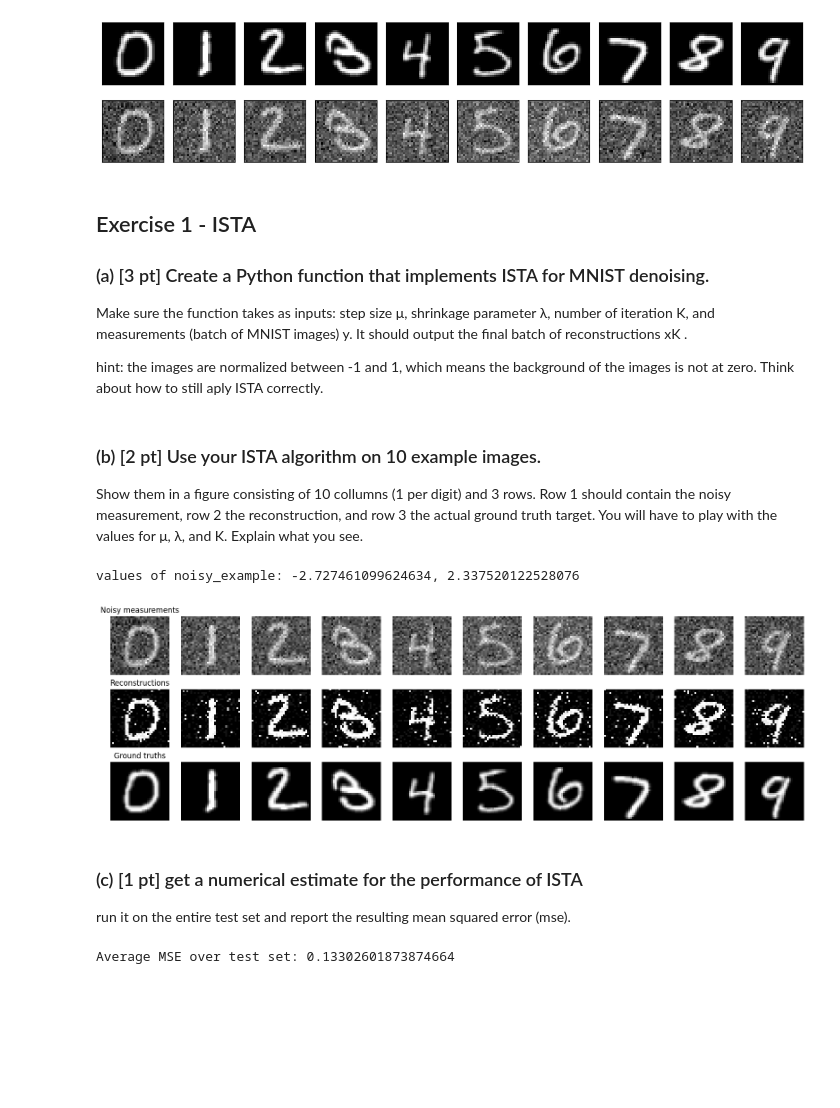
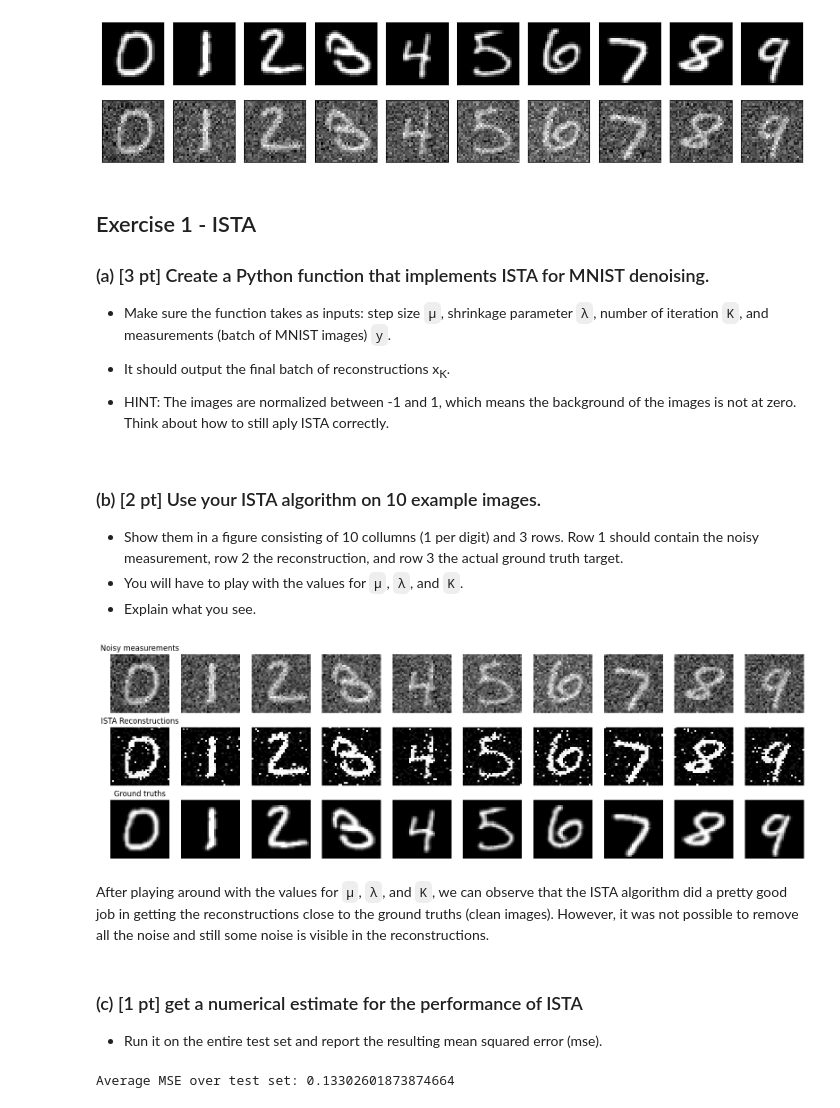
Before and after one commit to svenbbsp/5LSL0, a Jupyter notebook: Assignment_4/Assignment_4_Notebook.ipynb, the cells around one changed output. Drawn from its saved outputs; the diff is of its cells as text; code cells hidden in the pictures; blank space fills up the shorter version.

```diff
--- a/Assignment_4/Assignment_4_Notebook.ipynb
+++ b/Assignment_4/Assignment_4_Notebook.ipynb
@@ -23,16 +26,17 @@ data_loc2 = 'D://5LSL0-Datasets//Fast_MRI_Knee'
 ### Loading MNIST dataset
 # %%
+# Define batch size
 batch_size = 64
 
-# get dataloader
+# Create dataloaders
 train_loader, test_loader = MNIST_dataloader.create_dataloaders(data_loc1, batch_size)
 
+# Print the number of batches for training and testing
 print(f"Number of training batches: {len(train_loader)}"
         f"\nNumber of test batches: {len(test_loader)}")
 
-# get some examples as the first 10 correspond to the digits 0-9
-examples = enumerate(test_loader)
-_, (x_clean_example, x_noisy_example, labels_example) = next(examples)
+# Get some examples as the first 10 correspond to the digits 0-9
+_, (x_clean_example, x_noisy_example, labels_example) = next(enumerate(test_loader))
 
 # show the examples in a plot
 plt.figure(figsize=(12,3))
@@ -72,10 +76,10 @@ labels_example = labels_test[0:10]
 
 ### (a) [3 pt] Create a Python function that implements ISTA for MNIST denoising.
 
-Make sure the function takes as inputs: step size μ, shrinkage parameter λ, number of iteration K, and measurements (batch of MNIST images) y. It should output the final batch of reconstructions xK .
+- Make sure the function takes as inputs: step size `μ`, shrinkage parameter `λ`, number of iteration `K`, and measurements (batch of MNIST images) `y`.
+- It should output the final batch of reconstructions x<sub>K</sub>.
 
-hint: the images are normalized between -1 and 1, which means the background of the
-images is not at zero. Think about how to still aply ISTA correctly.
+- HINT: The images are normalized between -1 and 1, which means the background of the images is not at zero. Think about how to still aply ISTA correctly.
 # %%
 # Soft thresholding function
 def softthreshold(x, shrinkage):
@@ -101,52 +105,52 @@ def ISTA(mu, shrinkage, K, y):
 # %% [markdown]
 ### (b) [2 pt] Use your ISTA algorithm on 10 example images.
 
-Show them in a figure consisting of 10 collumns (1 per digit) and 3 rows. Row 1 should contain the noisy
+- Show them in a figure consisting of 10 collumns (1 per digit) and 3 rows. Row 1 should contain the noisy
 measurement, row 2 the reconstruction, and row 3 the actual ground truth target.
-You will have to play with the values for μ, λ, and K. Explain what you see.
+- You will have to play with the values for `μ`, `λ`, and `K`.
+- Explain what you see.
 # %%
 mu = 5.0
 shrinkage = 0.01
 K = 10
-
-#noisy_example = 2 * (noisy_example - noisy_example.min()) / (noisy_example.max() - noisy_example.min()) - 1
-print(f"values of noisy_example: {noisy_example.min()}, {noisy_example.max()}")
 
 # Apply the ISTA algorithm to the noisy example images
 x_reconstructed = ISTA(mu, shrinkage, K, noisy_example)
 
 # Create a figure with 10 columns and 3 rows
 fig, axs = plt.subplots(3, 10, figsize=(20, 6))
 
 # For each column
 for i in range(10):
     # Display the noisy measurement in the first row
     axs[0, i].imshow(noisy_example[i,0,:,:], cmap='gray')
     axs[0, i].axis('off')
 
     # Display the reconstruction in the second row
     axs[1, i].imshow(x_reconstructed[i,0,:,:], cmap='gray')
     axs[1, i].axis('off')
 
     # Display the ground truth in the third row
     axs[2, i].imshow(clean_example[i,0,:,:], cmap='gray')
     axs[2, i].axis('off')
 
 # Set the titles for the rows
 axs[0, 0].set_title('Noisy measurements')
-axs[1, 0].set_title('Reconstructions')
+axs[1, 0].set_title('ISTA Reconstructions')
 axs[2, 0].set_title('Ground truths')
 
 # Save the figure
 plt.savefig('ISTA_Reconstructions.png')
 
 # Display the figure
 plt.show()
 # %% [output]
-values of noisy_example: -2.727461099624634, 2.337520122528076
-[figure, old version]
+[figure, new version]
+# %% [markdown]
+After playing around with the values for `μ`, `λ`, and `K`, we can observe that the ISTA algorithm did a pretty good job in getting the reconstructions close to the ground truths (clean images). However, it was not possible to remove all the noise and still some noise is visible in the reconstructions.
 # %% [markdown]
 ### (c) [1 pt] get a numerical estimate for the performance of ISTA
-run it on the entire test set and report the resulting mean squared error (mse).
+
+- Run it on the entire test set and report the resulting mean squared error (mse).
 # %%
 # Apply the ISTA algorithm to all test images
```
Also changed, not shown: parts of 12 cells of this notebook.
